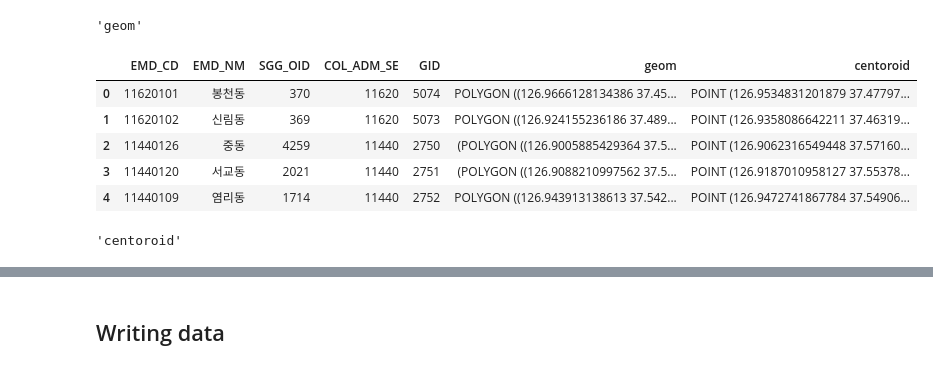
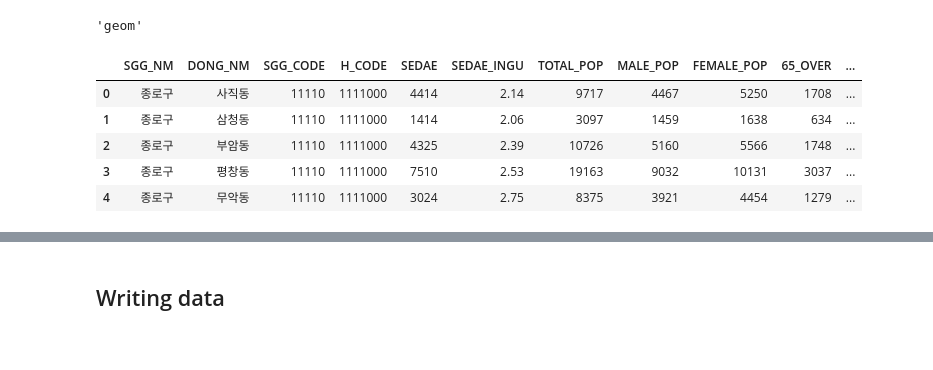
Before and after one commit to rollinstar/gpd_example, a Jupyter notebook: (Basic)Geospatial_Data_with_Python_1st.ipynb, the cells around one changed output, grey strips where cells are left out. Cells and saved outputs as stored; diff of their text form; code cells hidden in the pictures.

```diff
--- a/(Basic)Geospatial_Data_with_Python_1st.ipynb
+++ b/(Basic)Geospatial_Data_with_Python_1st.ipynb
@@ -23,7 +37,7 @@ import geopandas as gpd
 # %%
-# 서울시 법정동 .shp파일
-_seoul_umd = './maps/LSMD_ADM_SECT_UMD_11/LSMD_ADM_SECT_UMD_11_MOD.shp'
+# _02 서울시 행정동 .shp파일
+_h_dong = './maps/seoul_h_dong/seoul_h_dong.shp'
 # %%
-# 지도 파일을 불러와 GeoDataFrame 생성하기
-seoul_umd_gdf = gpd.read_file(_seoul_umd)
+# _03 지도 파일을 불러와 GeoDataFrame 생성하기
+seoul_h_dong_gdf = gpd.read_file(_h_dong)
 # %%
@@ -204,5 +280,5 @@ seoul_umd_gdf.geometry.name
 # %% [output]
 'geometry'
 # %%
-# 컬럼명 변경하기
-seoul_umd_gdf = seoul_umd_gdf.rename(columns={'geometry': 'geom'})
+# _03 컬럼명 변경하기
+seoul_h_dong_gdf = seoul_h_dong_gdf.rename(columns={'geometry': 'geom'})
@@ -209,22 +290,17 @@ seoul_umd_gdf = seoul_umd_gdf.rename(columns={'geometry': 'geom'})
 # %%
-# GeoDataFrame에 위치정보 등록하기
-seoul_umd_gdf = seoul_umd_gdf.set_geometry('geom')
-seoul_umd_gdf.geometry.name
+# _04 GeoDataFrame에 geometry 등록하기
+seoul_h_dong_gdf = seoul_h_dong_gdf.set_geometry('geom')
+seoul_h_dong_gdf.geometry.name
 # %% [output]
 'geom'
 # %%
-# GeoDataFrame의 새로운 컬럼에 폴리곤 중심점 값을 할당하기
-seoul_umd_gdf['centoroid'] = seoul_umd_gdf.centroid
-seoul_umd_gdf.head()
+# _05 GeoDataFrame의 새로운 컬럼에 폴리곤 중심점 값을 할당하기
+seoul_h_dong_gdf['centoroid'] = seoul_h_dong_gdf.centroid
+seoul_h_dong_gdf.head()
 # %% [output]
-|  | EMD_CD | EMD_NM | SGG_OID | COL_ADM_SE | GID | geom | centoroid |
-| 0 | 11620101 | 봉천동 | 370 | 11620 | 5074 | POLYGON ((126.9666128134386 37.45... | POINT (126.9534831201879 37.47797... |
-| 1 | 11620102 | 신림동 | 369 | 11620 | 5073 | POLYGON ((126.924155236186 37.489... | POINT (126.9358086642211 37.46319... |
-| 2 | 11440126 | 중동 | 4259 | 11440 | 2750 | (POLYGON ((126.9005885429364 37.5... | POINT (126.9062316549448 37.57160... |
-| 3 | 11440120 | 서교동 | 2021 | 11440 | 2751 | (POLYGON ((126.9088210997562 37.5... | POINT (126.9187010958127 37.55378... |
-| 4 | 11440109 | 염리동 | 1714 | 11440 | 2752 | POLYGON ((126.943913138613 37.542... | POINT (126.9472741867784 37.54906... |
+|  | SGG_NM | DONG_NM | SGG_CODE | H_CODE | SEDAE | SEDAE_INGU | TOTAL_POP | MALE_POP | FEMALE_POP | 65_OVER | ... |
+| 0 | 종로구 | 사직동 | 11110 | 1111000 | 4414 | 2.14 | 9717 | 4467 | 5250 | 1708 | ... |
+| 1 | 종로구 | 삼청동 | 11110 | 1111000 | 1414 | 2.06 | 3097 | 1459 | 1638 | 634 | ... |
+| 2 | 종로구 | 부암동 | 11110 | 1111000 | 4325 | 2.39 | 10726 | 5160 | 5566 | 1748 | ... |
+| 3 | 종로구 | 평창동 | 11110 | 1111000 | 7510 | 2.53 | 19163 | 9032 | 10131 | 3037 | ... |
+| 4 | 종로구 | 무악동 | 11110 | 1111000 | 3024 | 2.75 | 8375 | 3921 | 4454 | 1279 | ... |
-# %%
-seoul_umd_gdf = seoul_umd_gdf.set_geometry('centoroid')
-seoul_umd_gdf.geometry.name
-# %% [output]
-'centoroid'
```
Also changed, not shown: parts of 46 cells of this notebook, 21 other files.
